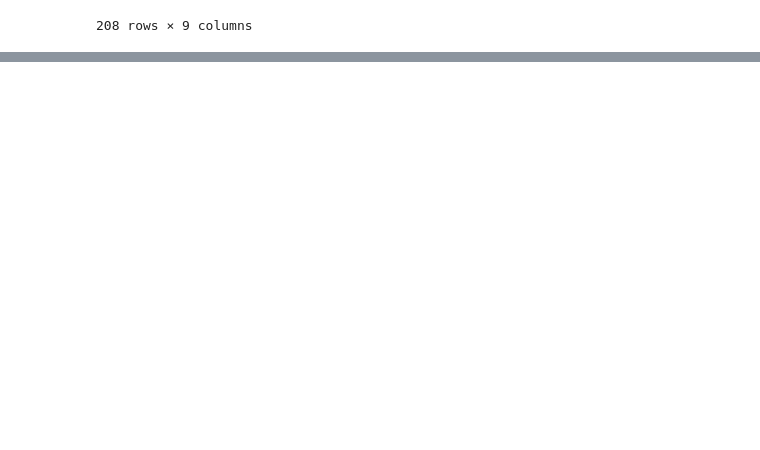
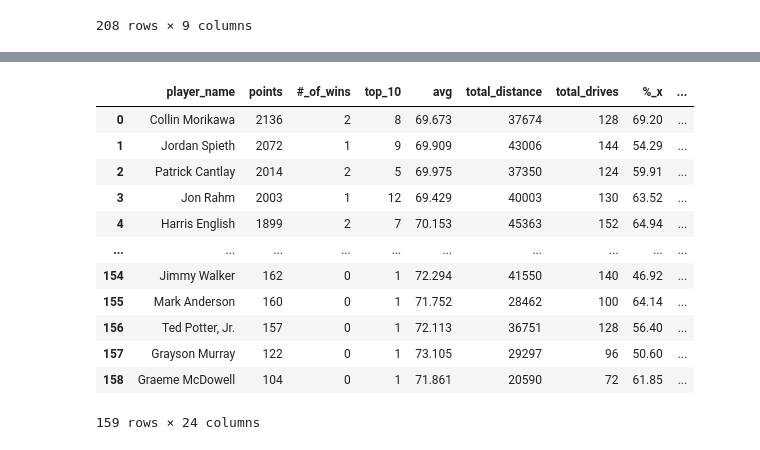
Before and after one commit to asval211/pga_golf_dataset, a Jupyter notebook: notebooks/exploratory/Cameron/Data Scraping.ipynb, the cells around one changed output, grey strips where cells are left out. Saved outputs shown, nothing was run; the diff lists cells and outputs as text; code cells hidden in the pictures; blank space fills up the shorter version.

```diff
--- a/notebooks/exploratory/Cameron/Data Scraping.ipynb
+++ b/notebooks/exploratory/Cameron/Data Scraping.ipynb
@@ -177,0 +267,17 @@ html_dfs9[1]
+# %%
+df = df.drop(df.columns[[3,6,7,8,9,18,19,21,26]],axis=1)
+df
+# %% [output]
+|  | player_name | points | #_of_wins | top_10 | avg | total_distance | total_drives | %_x | ... |
+| 0 | Collin Morikawa | 2136 | 2 | 8 | 69.673 | 37674 | 128 | 69.20 | ... |
+| 1 | Jordan Spieth | 2072 | 1 | 9 | 69.909 | 43006 | 144 | 54.29 | ... |
+| 2 | Patrick Cantlay | 2014 | 2 | 5 | 69.975 | 37350 | 124 | 59.91 | ... |
+| 3 | Jon Rahm | 2003 | 1 | 12 | 69.429 | 40003 | 130 | 63.52 | ... |
+| 4 | Harris English | 1899 | 2 | 7 | 70.153 | 45363 | 152 | 64.94 | ... |
+| ... | ... | ... | ... | ... | ... | ... | ... | ... | ... |
+| 154 | Jimmy Walker | 162 | 0 | 1 | 72.294 | 41550 | 140 | 46.92 | ... |
+| 155 | Mark Anderson | 160 | 0 | 1 | 71.752 | 28462 | 100 | 64.14 | ... |
+| 156 | Ted Potter, Jr. | 157 | 0 | 1 | 72.113 | 36751 | 128 | 56.40 | ... |
+| 157 | Grayson Murray | 122 | 0 | 1 | 73.105 | 29297 | 96 | 50.60 | ... |
+| 158 | Graeme McDowell | 104 | 0 | 1 | 71.861 | 20590 | 72 | 61.85 | ... |
+159 rows × 24 columns
```
Also changed, not shown: parts of 16 cells of this notebook, 1 other file.
